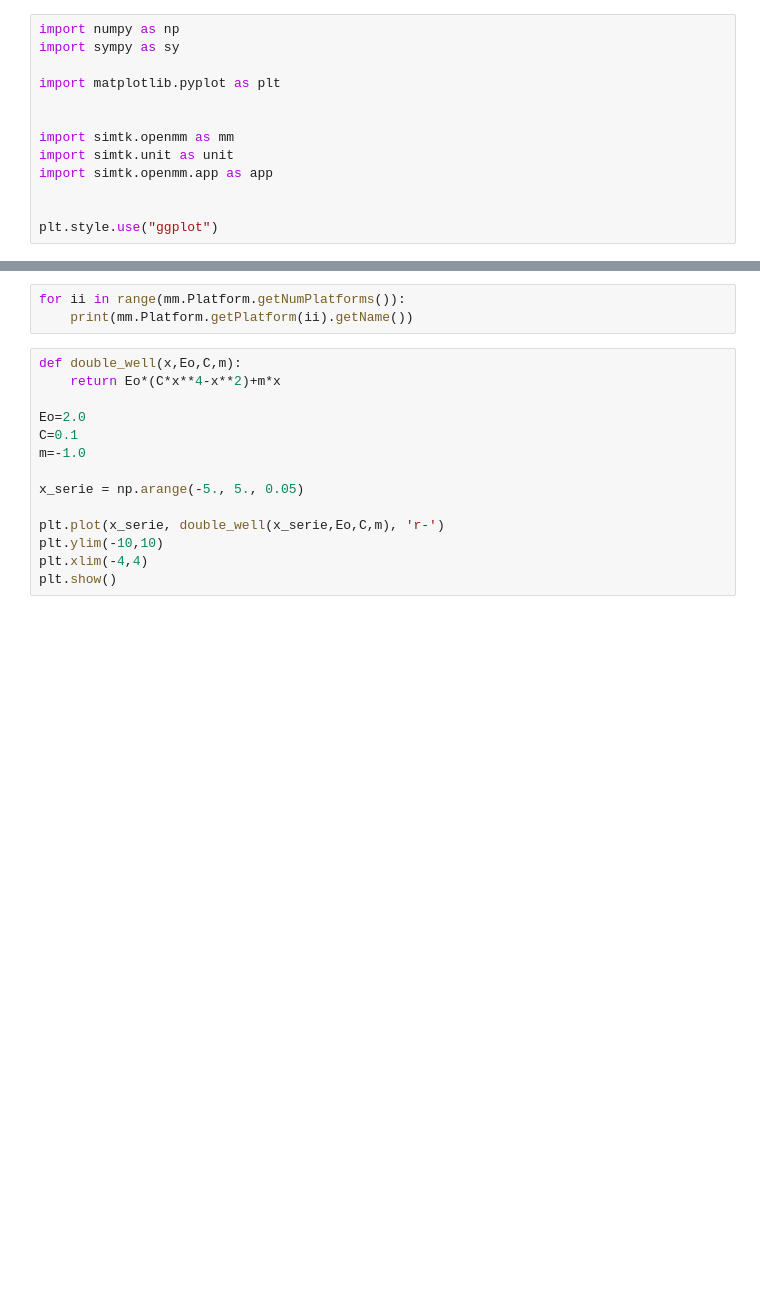
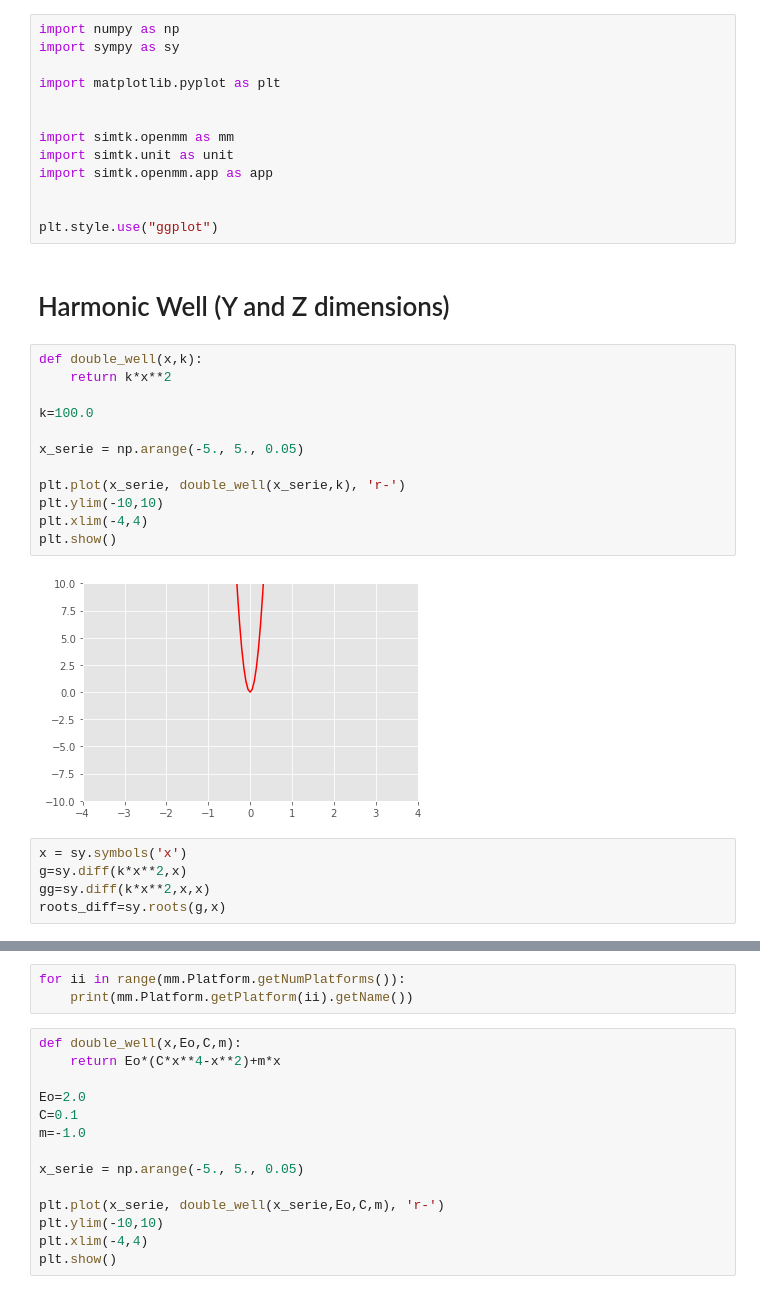
Before and after one commit to chemlove/REMD, a Jupyter notebook: double_well.ipynb, the cells around one changed output, grey strips where cells are left out. Cells and saved outputs as stored; diff of their text form; blank space fills up the shorter version.

```diff
--- a/double_well.ipynb
+++ b/double_well.ipynb
@@ -11,3 +11,24 @@ import simtk.openmm.app as app
 
 
 plt.style.use("ggplot")
+# %% [markdown]
+# Harmonic Well (Y and Z dimensions)
+# %%
+def double_well(x,k):
+    return k*x**2
+
+k=100.0
+
+x_serie = np.arange(-5., 5., 0.05)
+
+plt.plot(x_serie, double_well(x_serie,k), 'r-')
+plt.ylim(-10,10)
+plt.xlim(-4,4)
+plt.show()
+# %% [output]
+[figure, added]
+# %%
+x = sy.symbols('x')
+g=sy.diff(k*x**2,x)
+gg=sy.diff(k*x**2,x,x)
+roots_diff=sy.roots(g,x)
```
Also changed, not shown: parts of 14 cells of this notebook, 1 other file.
